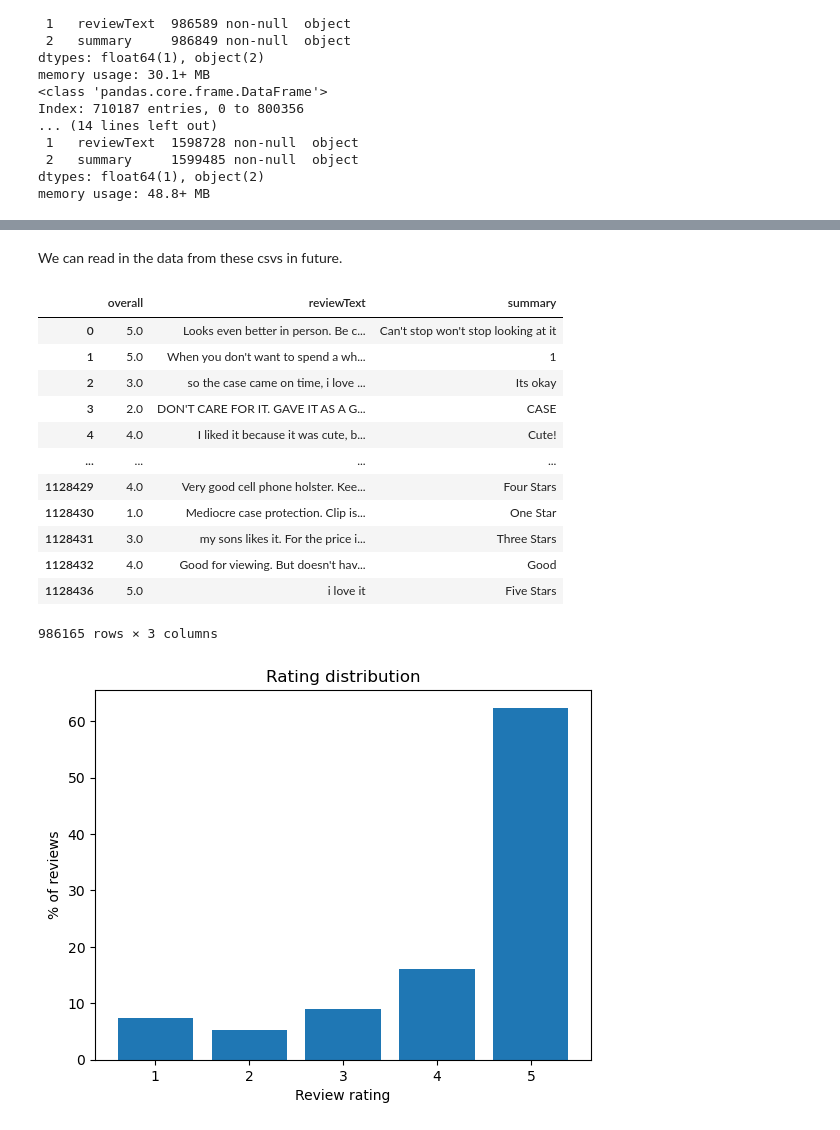
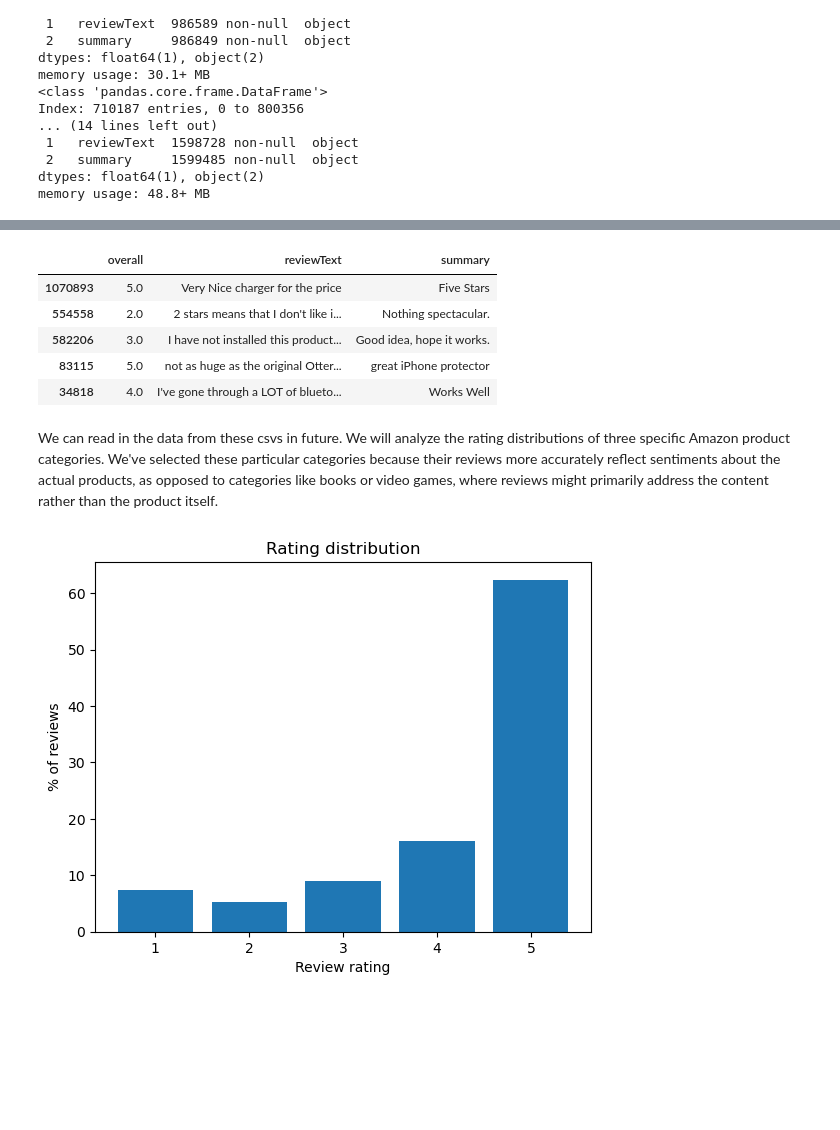
Before and after one commit to 0smee/nlp-capstone, a Jupyter notebook: notebooks/first_explore.ipynb, the cells around one changed output, grey strips where cells are left out. Cells and saved outputs as stored; diff of their text form; code cells hidden in the pictures; blank space fills up the shorter version.

```diff
--- a/notebooks/first_explore.ipynb
+++ b/notebooks/first_explore.ipynb
@@ -17,5 +17,5 @@ def getDF(path):
         i += 1
     return pd.DataFrame.from_dict(df, orient='index')
 # %%
-df = getDF('Cell_Phones_and_Accessories_5.json.gz')
+df = getDF('../data/Cell_Phones_and_Accessories_5.json.gz')
 # %%
@@ -217,5 +171,3 @@ toys_simple
 tech_simple.to_csv("clean_technology_reviews.csv")
 office_simple.to_csv("clean_office_reviews.csv")
 toys_simple.to_csv("clean_toys_reviews.csv")
-# %% [markdown]
-We can read in the data from these csvs in future.
@@ -222,19 +181,15 @@ We can read in the data from these csvs in future.
 # %%
-tech_simple
+tech_simple.sample(5)
 # %% [output]
 |  | overall | reviewText | summary |
-| 0 | 5.0 | Looks even better in person. Be c... | Can't stop won't stop looking at it |
-| 1 | 5.0 | When you don't want to spend a wh... | 1 |
-| 2 | 3.0 | so the case came on time, i love ... | Its okay |
-| 3 | 2.0 | DON'T CARE FOR IT. GAVE IT AS A G... | CASE |
-| 4 | 4.0 | I liked it because it was cute, b... | Cute! |
-| ... | ... | ... | ... |
-| 1128429 | 4.0 | Very good cell phone holster. Kee... | Four Stars |
-| 1128430 | 1.0 | Mediocre case protection. Clip is... | One Star |
-| 1128431 | 3.0 | my sons likes it. For the price i... | Three Stars |
-| 1128432 | 4.0 | Good for viewing. But doesn't hav... | Good |
-| 1128436 | 5.0 | i love it | Five Stars |
+| 1070893 | 5.0 | Very Nice charger for the price | Five Stars |
+| 554558 | 2.0 | 2 stars means that I don't like i... | Nothing spectacular. |
+| 582206 | 3.0 | I have not installed this product... | Good idea, hope it works. |
+| 83115 | 5.0 | not as huge as the original Otter... | great iPhone protector |
+| 34818 | 4.0 | I've gone through a LOT of blueto... | Works Well |
-986165 rows × 3 columns
+# %% [markdown]
+We can read in the data from these csvs in future.
+We will analyze the rating distributions of three specific Amazon product categories. We've selected these particular categories because their reviews more accurately reflect sentiments about the actual products, as opposed to categories like books or video games, where reviews might primarily address the content rather than the product itself.
 # %%
 rating_distribution(tech_simple)
 # %% [output]
```
Also changed, not shown: parts of 52 cells of this notebook.
